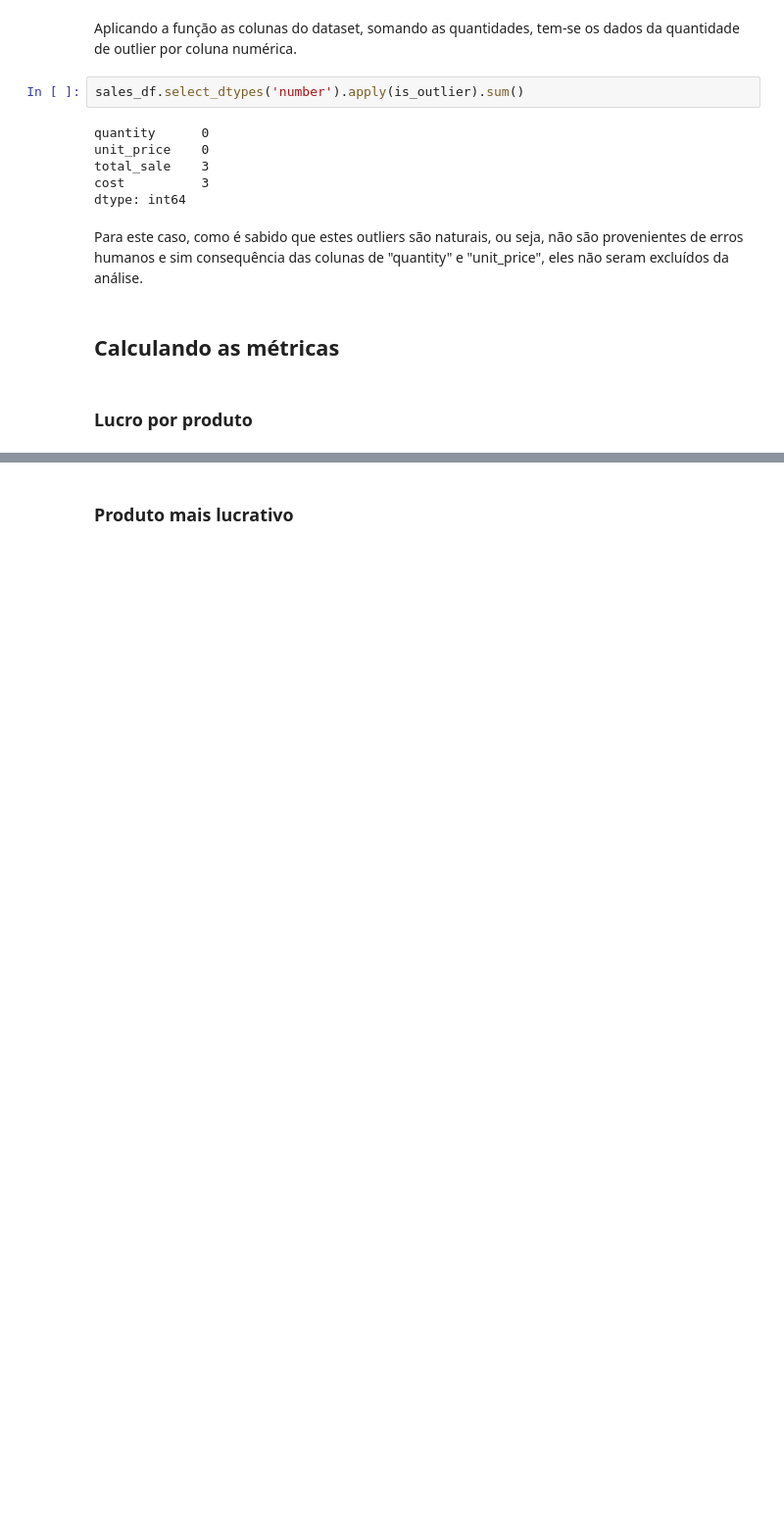
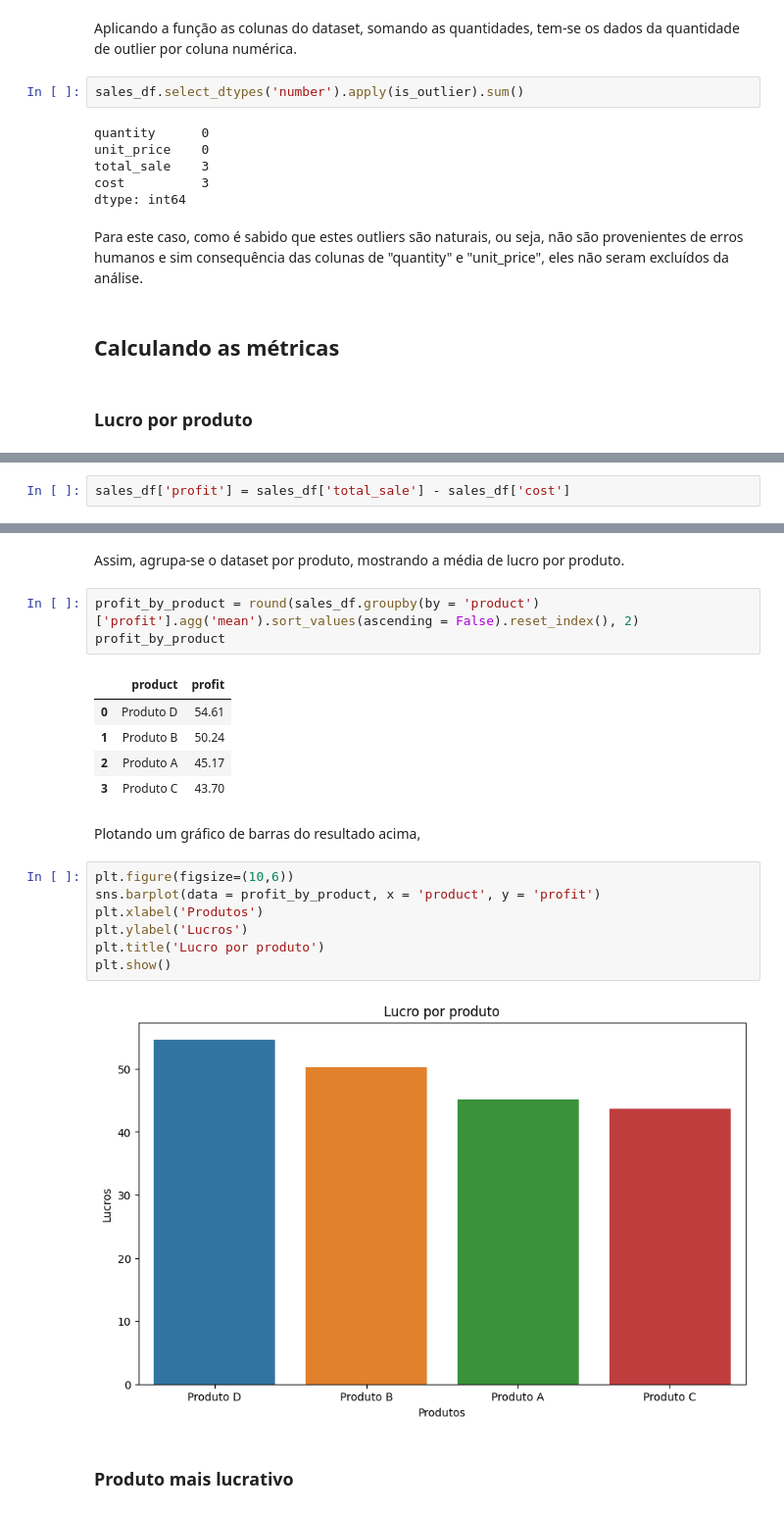
Before and after one commit to rfprates/extraindo_dados_pdf, a Jupyter notebook: data_extraction_pdf.ipynb, the cells around one changed output, grey strips where cells are left out. Shown at 98% size. Cells and saved outputs as stored; diff of their text form; blank space fills up the shorter version.

Commit message:
results_1_version10.0

```diff
--- a/data_extraction_pdf.ipynb
+++ b/data_extraction_pdf.ipynb
@@ -377,0 +380,2 @@ Para este caso, como é sabido que estes outliers são naturais, ou seja, não s
+# %%
+sales_df['profit'] = sales_df['total_sale'] - sales_df['cost']
@@ -378,2 +392,24 @@ Para este caso, como é sabido que estes outliers são naturais, ou seja, não s
+# %% [markdown]
+Assim, agrupa-se o dataset por produto, mostrando a média de lucro por produto.
+# %%
+profit_by_product = round(sales_df.groupby(by = 'product')['profit'].agg('mean').sort_values(ascending = False).reset_index(), 2)
+profit_by_product
+# %% [output]
+|  | product | profit |
+| 0 | Produto D | 54.61 |
+| 1 | Produto B | 50.24 |
+| 2 | Produto A | 45.17 |
+| 3 | Produto C | 43.70 |
+# %% [markdown]
+Plotando um gráfico de barras do resultado acima,
+# %%
+plt.figure(figsize=(10,6))
+sns.barplot(data = profit_by_product, x = 'product', y = 'profit')
+plt.xlabel('Produtos')
+plt.ylabel('Lucros')
+plt.title('Lucro por produto')
+plt.show()
+# %% [output]
+[figure, added]
 # %% [markdown]
 ### Produto mais lucrativo
```
Also changed, not shown: parts of 9 cells of this notebook.
